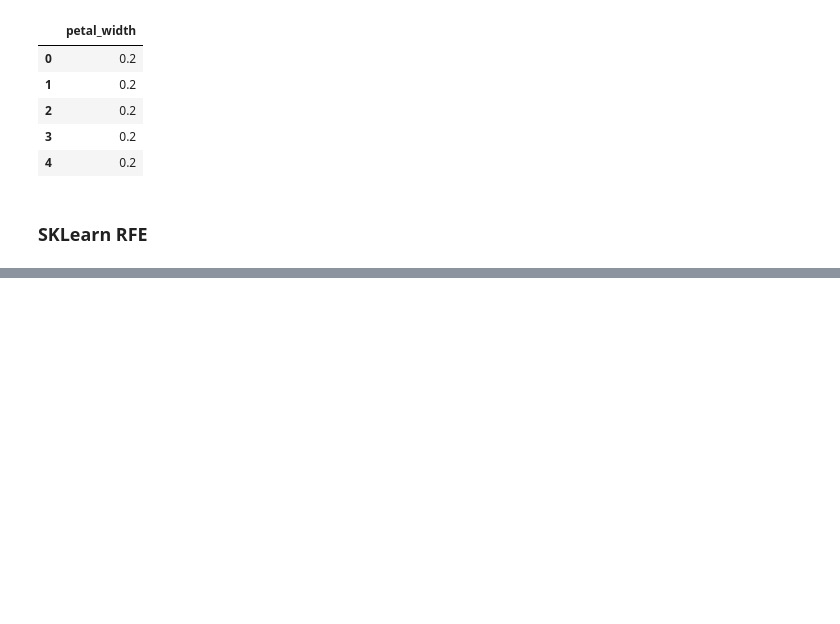
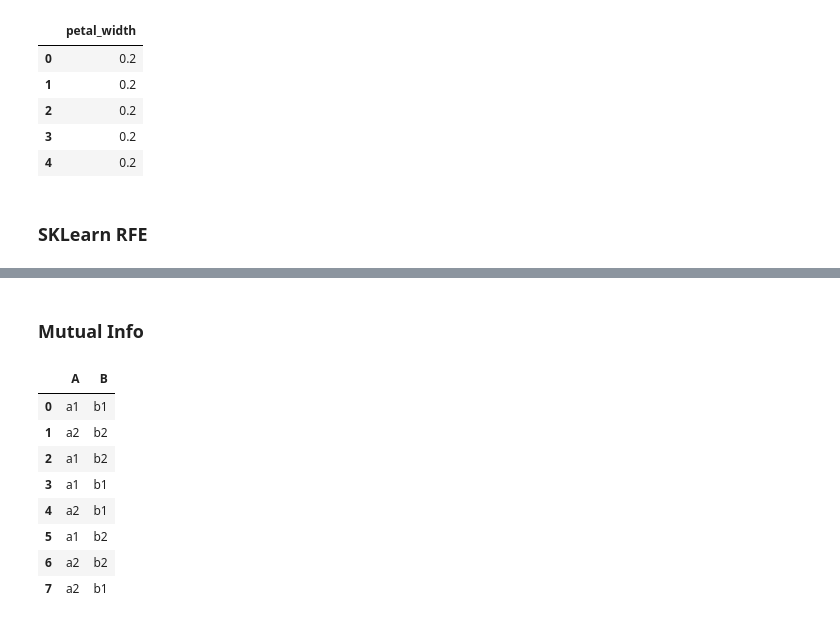
Before and after one commit to Apurba1903/Machine_Learning, a Jupyter notebook: Feature Selection/embedded_methods.ipynb, the cells around one changed output, grey strips where cells are left out. Saved outputs shown, nothing was run; the diff lists cells and outputs as text; code cells hidden in the pictures; blank space fills up the shorter version.

```diff
--- a/Feature Selection/embedded_methods.ipynb
+++ b/Feature Selection/embedded_methods.ipynb
@@ -302,0 +303,23 @@ petal_width: 1
+# %% [markdown]
+### Mutual Info
+# %%
+import pandas as pd
+
+data = {
+    "A" : ['a1','a2','a1','a1','a2','a1','a2','a2'],
+    "B" : ['b1','b2','b2','b1','b1','b2','b2','b1']
+}
+
+df = pd.DataFrame(data)
+
+df
+# %% [output]
+|  | A | B |
+| 0 | a1 | b1 |
+| 1 | a2 | b2 |
+| 2 | a1 | b2 |
+| 3 | a1 | b1 |
+| 4 | a2 | b1 |
+| 5 | a1 | b2 |
+| 6 | a2 | b2 |
+| 7 | a2 | b1 |
```
Also changed, not shown: parts of 9 cells of this notebook.
